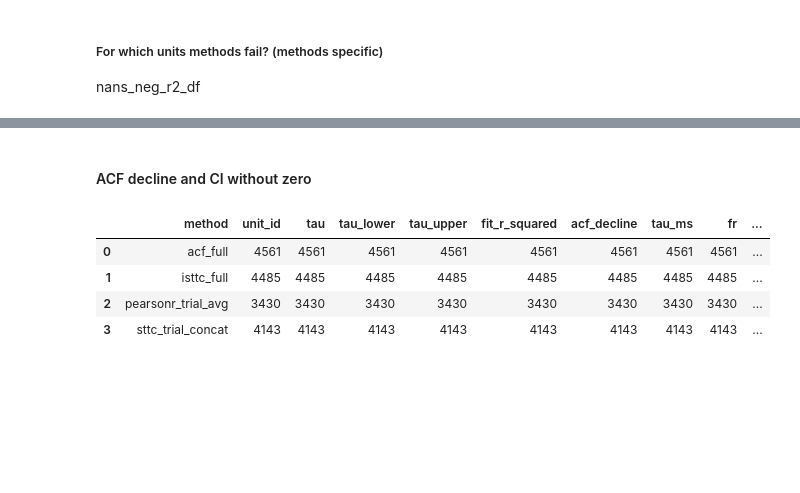
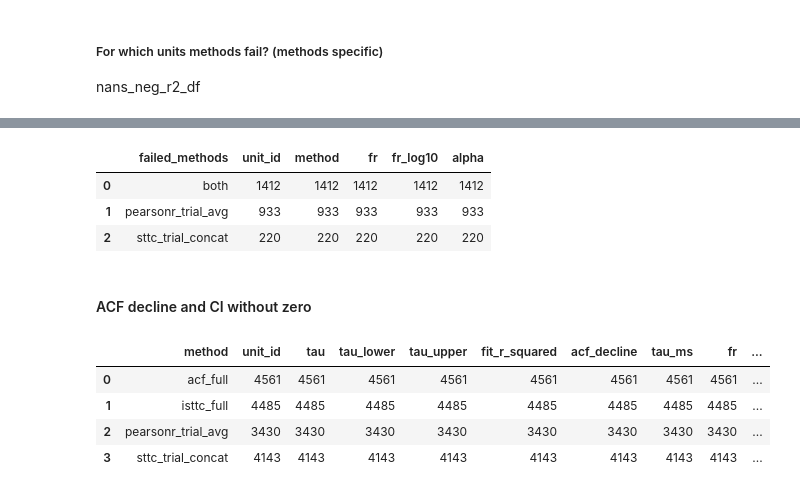
Before and after one commit to iinnpp/isttc, a Jupyter notebook: notebooks/mice/plot_taus_inclusion.ipynb, the cells around one changed output, grey strips where cells are left out. Saved outputs shown, nothing was run; the diff lists cells and outputs as text; code cells hidden in the pictures; blank space fills up the shorter version.

```diff
--- a/notebooks/mice/plot_taus_inclusion.ipynb
+++ b/notebooks/mice/plot_taus_inclusion.ipynb
@@ -423,6 +471,13 @@ def detect_failed_methods(methods):
 failed_methods = nans_neg_r2_df_trials.groupby('unit_id')['method'].apply(detect_failed_methods).rename('failed_methods')
 # Take one row per unit_id (e.g., the first), and merge in the failed_methods info
 nans_neg_r2_df_trials_unique = nans_neg_r2_df_trials.drop_duplicates(subset='unit_id').merge(failed_methods, on='unit_id')
+# %%
+nans_neg_r2_df_trials_unique.groupby(by='failed_methods', as_index=False).count()
+# %% [output]
+|  | failed_methods | unit_id | method | fr | fr_log10 | alpha |
+| 0 | both | 1412 | 1412 | 1412 | 1412 | 1412 |
+| 1 | pearsonr_trial_avg | 933 | 933 | 933 | 933 | 933 |
+| 2 | sttc_trial_concat | 220 | 220 | 220 | 220 | 220 |
 # %%
 fig, axes = plt.subplots(1,2, figsize=(8,3))
 plt.subplots_adjust(hspace=0.4, wspace=0.4)
```
Also changed, not shown: parts of 13 cells of this notebook, 1 other file.
